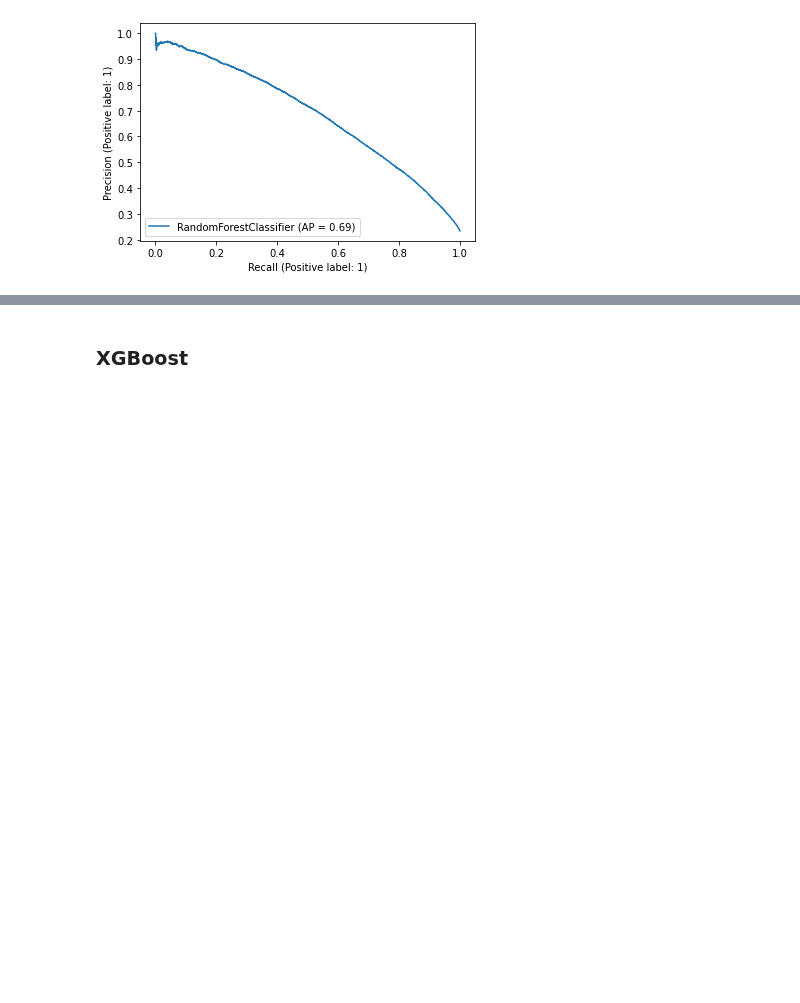
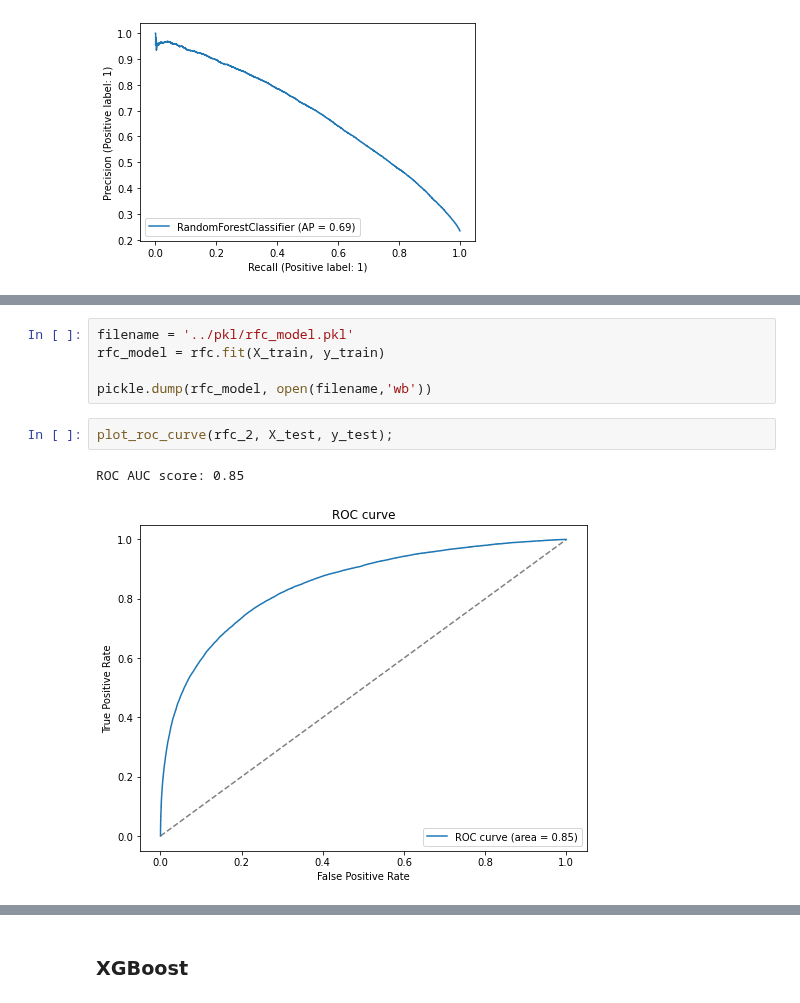
Before and after one commit to albertodiazr/TFM_churn, a Jupyter notebook: notebooks/05.Main_models.ipynb, the cells around one changed output, grey strips where cells are left out. Saved outputs shown, nothing was run; the diff lists cells and outputs as text; blank space fills up the shorter version.

```diff
--- a/notebooks/05.Main_models.ipynb
+++ b/notebooks/05.Main_models.ipynb
@@ -545,0 +592,10 @@ plot_precision_recall_curve(rfc, X_test, y_test);
+# %%
+filename = '../pkl/rfc_model.pkl'
+rfc_model = rfc.fit(X_train, y_train)
+
+pickle.dump(rfc_model, open(filename,'wb'))
+# %%
+plot_roc_curve(rfc_2, X_test, y_test);
+# %% [output]
+ROC AUC score: 0.85
+[figure, added]
```
Also changed, not shown: parts of 27 cells of this notebook, 1 other file.
